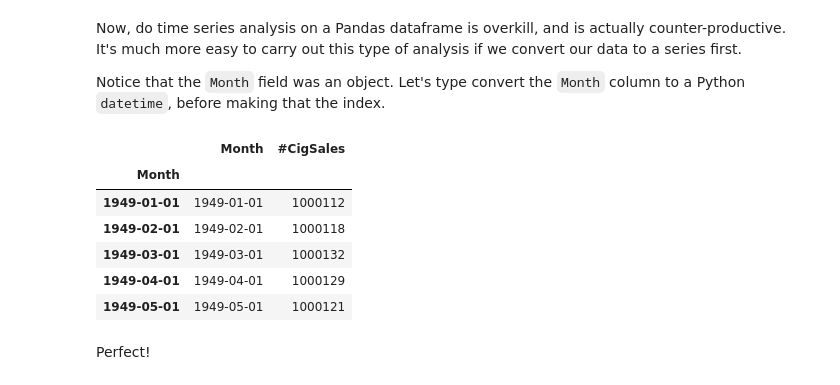
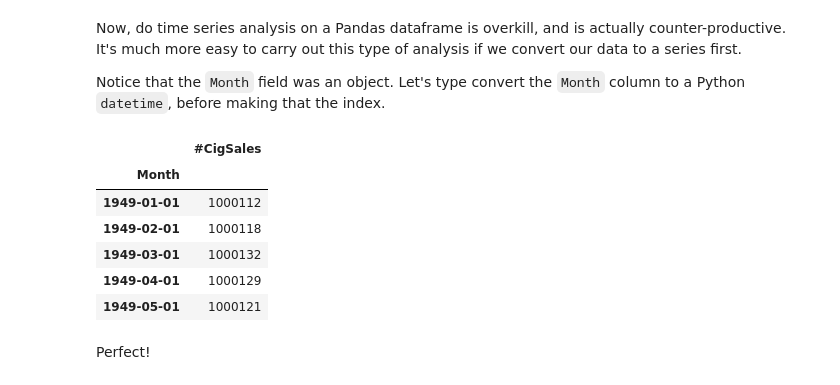
Before and after one commit to karlakum/Cowboys-CigrettesCaseStudy, a Jupyter notebook: Cowboy Cigarettes Case Study - Tier 3.ipynb, the cells around one changed output. Cells and saved outputs as stored; diff of their text form; code cells hidden in the pictures.

```diff
--- a/Cowboy Cigarettes Case Study - Tier 3.ipynb
+++ b/Cowboy Cigarettes Case Study - Tier 3.ipynb
@@ -62,7 +62,7 @@ warnings.filterwarnings('ignore')
 ### 1b. Load the data
 Call the variable `cigData`.
 # %%
-df = pd.read_csv('CowboyCigsData.csv')
+cigData = pd.read_csv('CowboyCigsData.csv')
 # %% [markdown]
 ### 1c. Explore the data
 We now need to check whether the data conduces to a time series style analysis.
@@ -114,7 +114,7 @@ False
 ### 2a. Dropping unwanted columns
 We need to cut that `Unnamed: 0` column. Delete it here.
 # %%
-df = df.drop('Unnamed: 0', axis=1)
+cigData = cigData.drop('Unnamed: 0', axis=1)
 # %% [markdown]
 ### 2b. Nomenclature
 # %% [markdown]
@@ -129,7 +129,7 @@ df.head()
 | 3 | 1949-04 | 1000129 |
 | 4 | 1949-05 | 1000121 |
 # %%
-df.columns = ['Month', '#CigSales']
+cigData.columns = ['Month', '#CigSales']
 # %% [markdown]
 Call a head() to check this has worked.
 # %%
@@ -148,18 +148,19 @@ Now, do time series analysis on a Pandas dataframe is overkill, and is actually
 
 Notice that the `Month` field was an object. Let's type convert the `Month` column to a Python `datetime`, before making that the index.
 # %%
-df['Month'] = pd.to_datetime(df['Month'], format='%Y/%m')
-df = df.set_index(pd.DatetimeIndex(df['Month']))
+cigData['Month'] = pd.to_datetime(cigData['Month'], format='%Y/%m')
+cigData.set_index('Month', inplace = True)
 
-df.head()
+
+cigData.head()
 # %% [output]
-|  | Month | #CigSales |
-| Month |  |  |
-| 1949-01-01 | 1949-01-01 | 1000112 |
-| 1949-02-01 | 1949-02-01 | 1000118 |
-| 1949-03-01 | 1949-03-01 | 1000132 |
-| 1949-04-01 | 1949-04-01 | 1000129 |
-| 1949-05-01 | 1949-05-01 | 1000121 |
+|  | #CigSales |
+| Month |  |
+| 1949-01-01 | 1000112 |
+| 1949-02-01 | 1000118 |
+| 1949-03-01 | 1000132 |
+| 1949-04-01 | 1000129 |
+| 1949-05-01 | 1000121 |
 # %% [markdown]
 Perfect!
 # %% [markdown]
```
Also changed, not shown: parts of 23 cells of this notebook.
